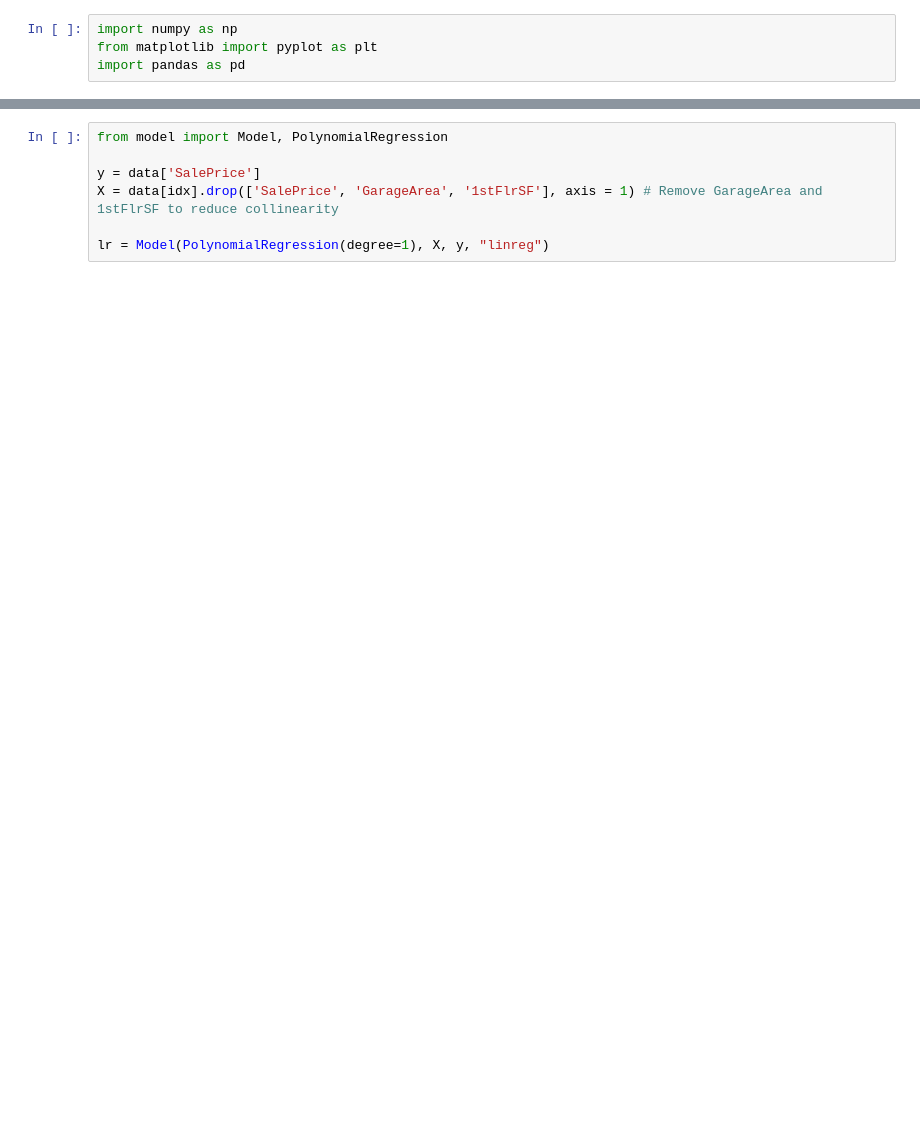
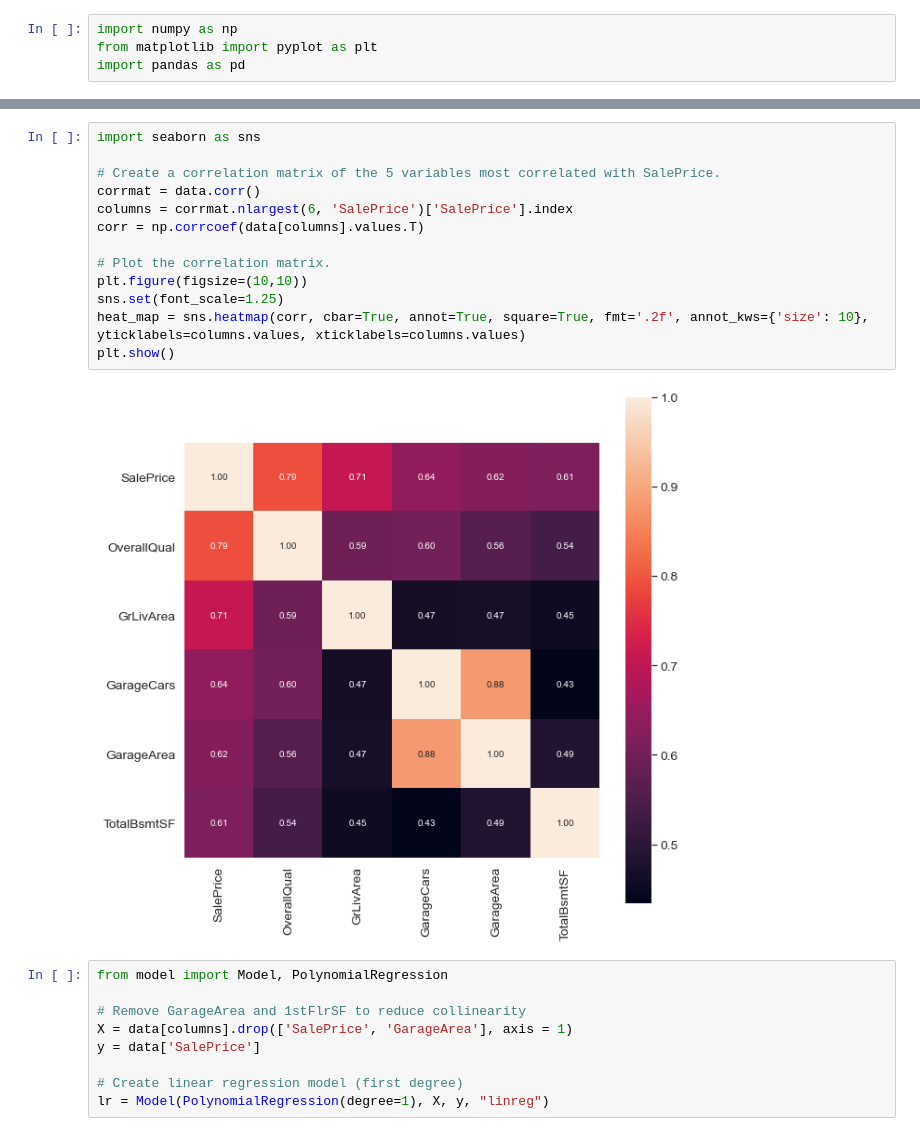
Before and after one commit to acgowda/house-regression, a Jupyter notebook: main.ipynb, the cells around one changed output, grey strips where cells are left out. Drawn from its saved outputs; the diff is of its cells as text; blank space fills up the shorter version.

```diff
--- a/main.ipynb
+++ b/main.ipynb
@@ -58,9 +43,26 @@ plt.show()
+# %%
+import seaborn as sns
+
+# Create a correlation matrix of the 5 variables most correlated with SalePrice.
+corrmat = data.corr()
+columns = corrmat.nlargest(6, 'SalePrice')['SalePrice'].index
+corr = np.corrcoef(data[columns].values.T)
+
+# Plot the correlation matrix.
+plt.figure(figsize=(10,10))
+sns.set(font_scale=1.25)
+heat_map = sns.heatmap(corr, cbar=True, annot=True, square=True, fmt='.2f', annot_kws={'size': 10}, yticklabels=columns.values, xticklabels=columns.values)
+plt.show()
+# %% [output]
+[figure, added]
 # %%
 from model import Model, PolynomialRegression
 
+# Remove GarageArea and 1stFlrSF to reduce collinearity
+X = data[columns].drop(['SalePrice', 'GarageArea'], axis = 1)
 y = data['SalePrice']
-X = data[idx].drop(['SalePrice', 'GarageArea', '1stFlrSF'], axis = 1) # Remove GarageArea and 1stFlrSF to reduce collinearity
 
+# Create linear regression model (first degree)
 lr = Model(PolynomialRegression(degree=1), X, y, "linreg")
 # %%
 print(lr)
```
Also changed, not shown: parts of 15 cells of this notebook, 1 other file.
